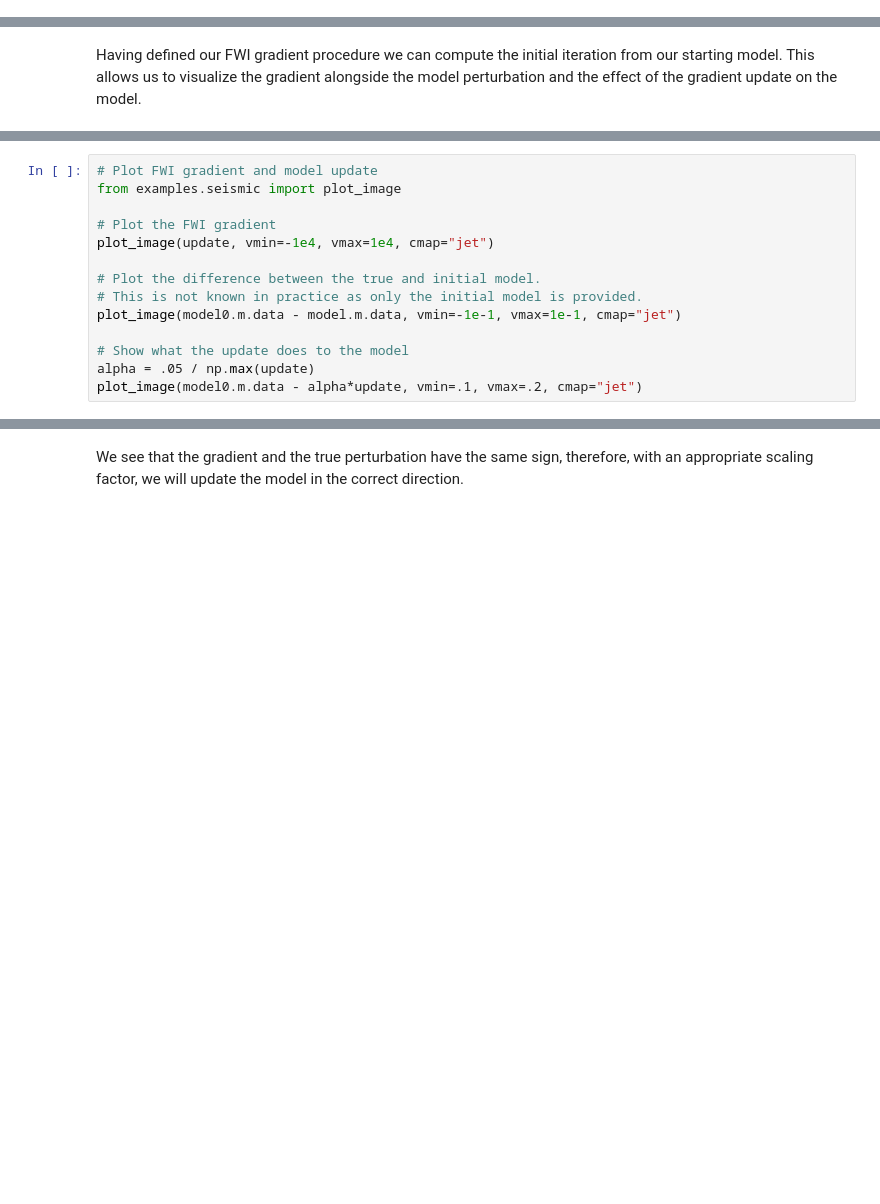
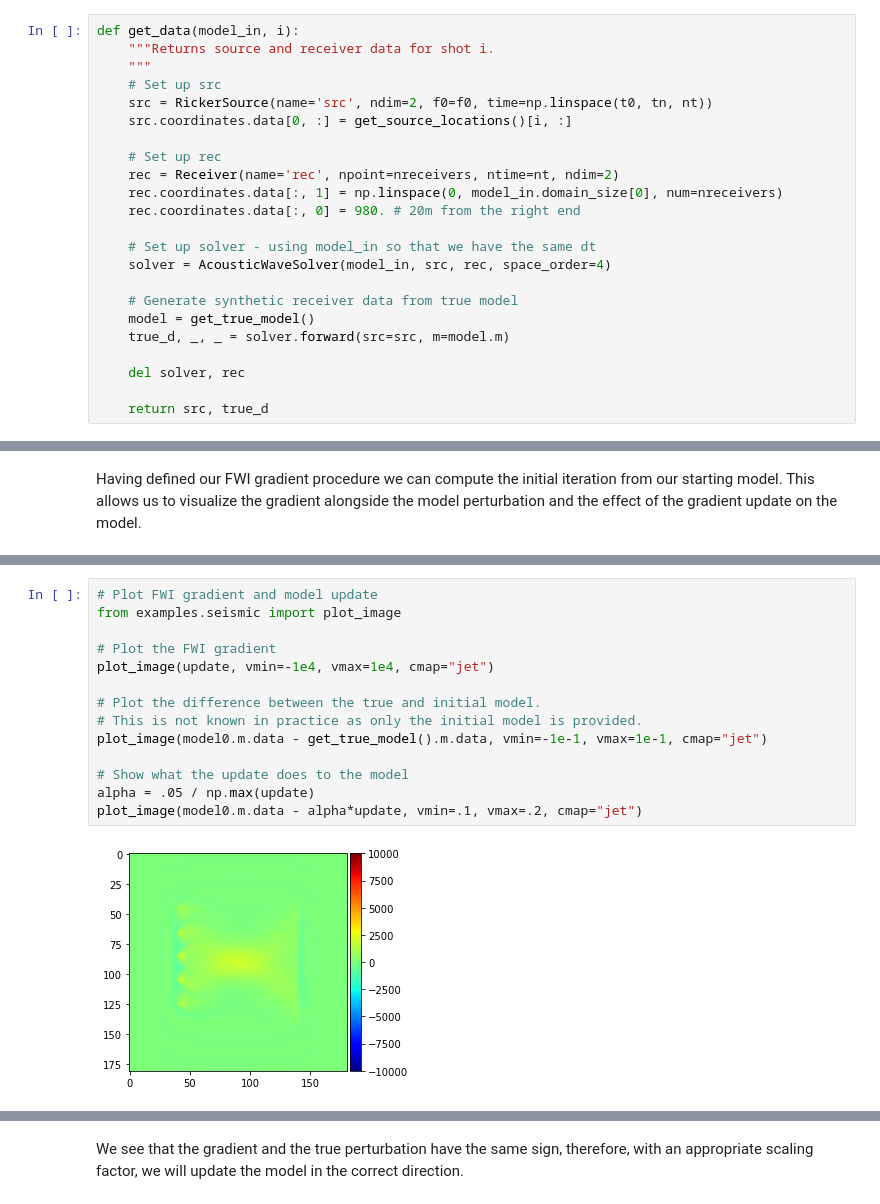
Before and after one commit to xiaocenxiaocen/devito, a Jupyter notebook: examples/seismic/tutorials/test_03_fwi.ipynb, the cells around one changed output, grey strips where cells are left out. Drawn from its saved outputs; the diff is of its cells as text; blank space fills up the shorter version.

```diff
--- a/examples/seismic/tutorials/test_03_fwi.ipynb
+++ b/examples/seismic/tutorials/test_03_fwi.ipynb
@@ -202,2 +213,25 @@ nworkers = sum(client.ncores().values())
+# %%
+def get_data(model_in, i):
+    """Returns source and receiver data for shot i.
+    """
+    # Set up src
+    src = RickerSource(name='src', ndim=2, f0=f0, time=np.linspace(t0, tn, nt))
+    src.coordinates.data[0, :] = get_source_locations()[i, :]
+
+    # Set up rec
+    rec = Receiver(name='rec', npoint=nreceivers, ntime=nt, ndim=2)
+    rec.coordinates.data[:, 1] = np.linspace(0, model_in.domain_size[0], num=nreceivers)
+    rec.coordinates.data[:, 0] = 980. # 20m from the right end
+
+    # Set up solver - using model_in so that we have the same dt
+    solver = AcousticWaveSolver(model_in, src, rec, space_order=4)
+
+    # Generate synthetic receiver data from true model
+    model = get_true_model()
+    true_d, _, _ = solver.forward(src=src, m=model.m)
+
+    del solver, rec
+
+    return src, true_d
 # %%
 # Create FWI gradient kernel
@@ -298,14 +323,16 @@ TypeError: object of type 'NoneType' has no len()
 # %%
 # Plot FWI gradient and model update
 from examples.seismic import plot_image
 
 # Plot the FWI gradient
 plot_image(update, vmin=-1e4, vmax=1e4, cmap="jet")
 
 # Plot the difference between the true and initial model.
 # This is not known in practice as only the initial model is provided.
-plot_image(model0.m.data - model.m.data, vmin=-1e-1, vmax=1e-1, cmap="jet")
+plot_image(model0.m.data - get_true_model().m.data, vmin=-1e-1, vmax=1e-1, cmap="jet")
 
 # Show what the update does to the model
 alpha = .05 / np.max(update)
 plot_image(model0.m.data - alpha*update, vmin=.1, vmax=.2, cmap="jet")
+# %% [output]
+[figure, added]
```
Also changed, not shown: parts of 17 cells of this notebook.
